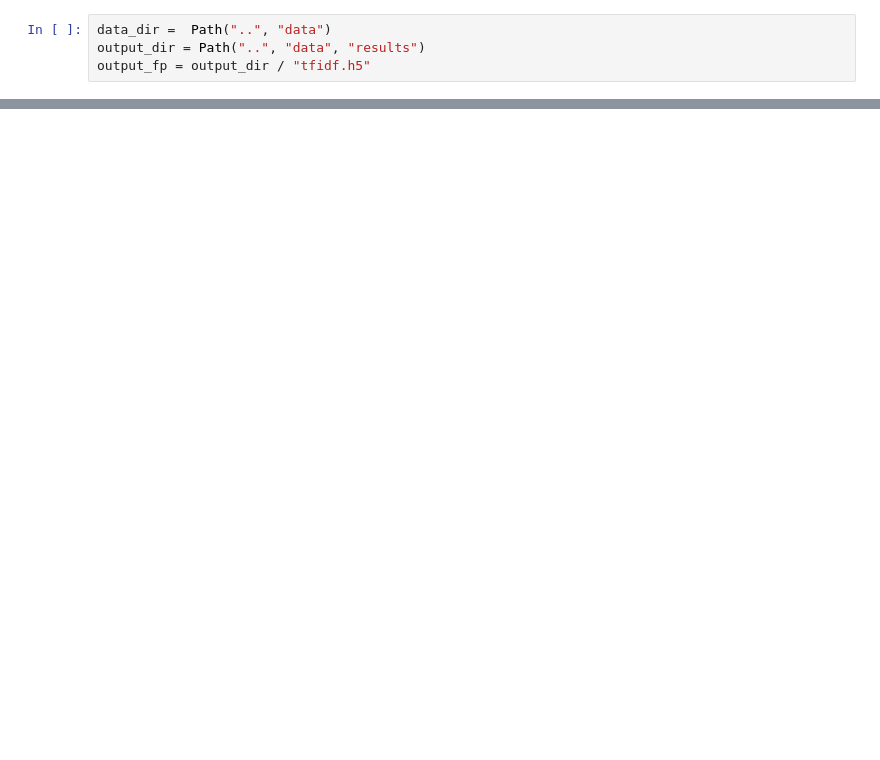
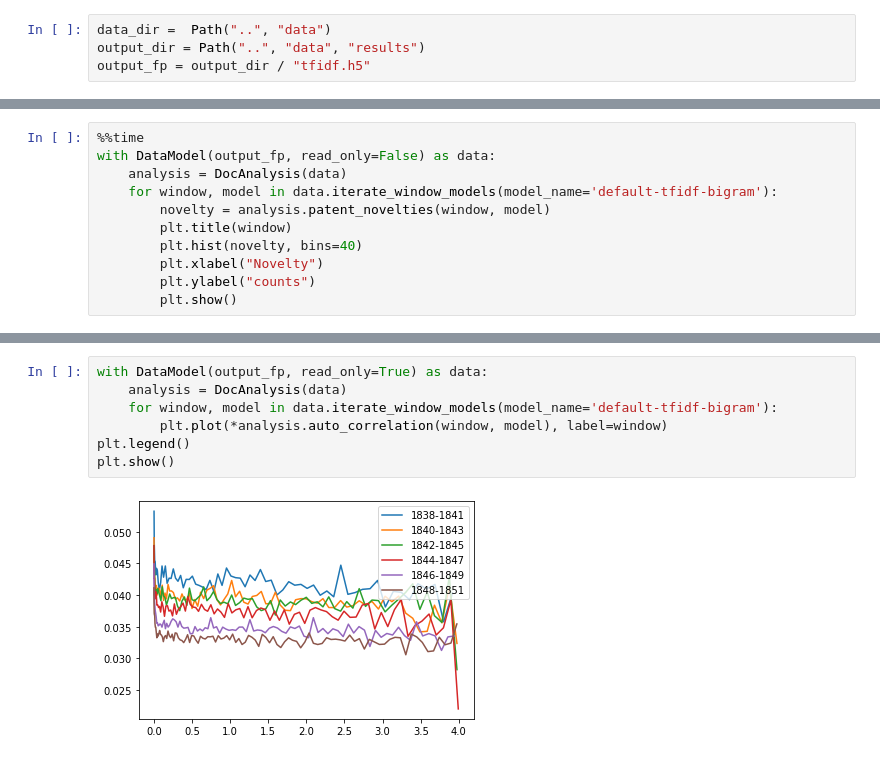
Before and after one commit to UtrechtUniversity/patent-breakthrough, a Jupyter notebook: examples/impact.ipynb, the cells around one changed output, grey strips where cells are left out. Saved outputs shown, nothing was run; the diff lists cells and outputs as text; blank space fills up the shorter version.

```diff
--- a/examples/impact.ipynb
+++ b/examples/impact.ipynb
@@ -57,0 +33,11 @@ with h5py.File(output_fp) as f:
+# %%
+%%time
+with DataModel(output_fp, read_only=False) as data:
+    analysis = DocAnalysis(data)
+    for window, model in data.iterate_window_models(model_name='default-tfidf-bigram'):
+        novelty = analysis.patent_novelties(window, model)
+        plt.title(window)
+        plt.hist(novelty, bins=40)
+        plt.xlabel("Novelty")
+        plt.ylabel("counts")
+        plt.show()
@@ -57,0 +53,9 @@ with h5py.File(output_fp) as f:
+# %%
+with DataModel(output_fp, read_only=True) as data:
+    analysis = DocAnalysis(data)
+    for window, model in data.iterate_window_models(model_name='default-tfidf-bigram'):
+        plt.plot(*analysis.auto_correlation(window, model), label=window)
+plt.legend()
+plt.show()
+# %% [output]
+[figure, added]
```
Also changed, not shown: parts of 10 cells of this notebook, 2 other files.
